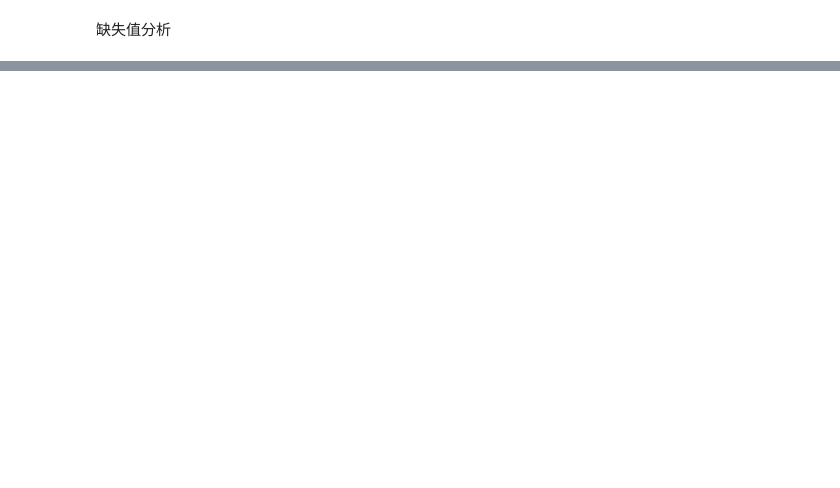
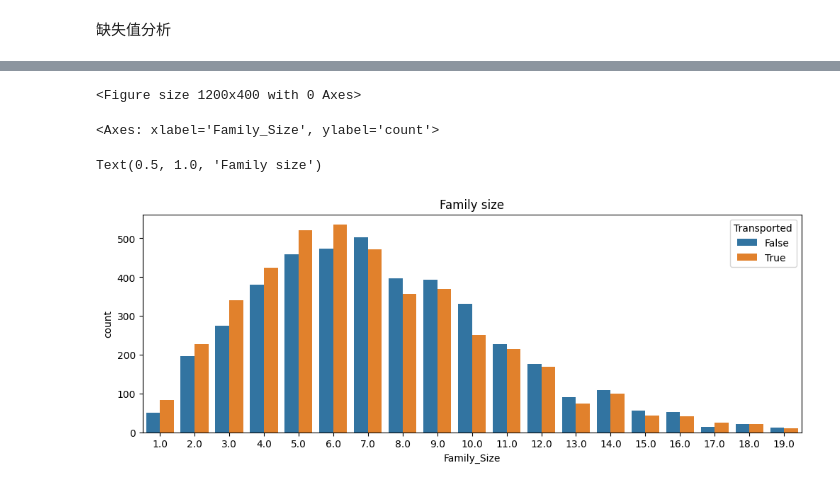
Before and after one commit to GiaooaiG/spaceship-titanic, a Jupyter notebook: 任务理解与数据探索.ipynb, the cells around one changed output, grey strips where cells are left out. Drawn from its saved outputs; the diff is of its cells as text; code cells hidden in the pictures; blank space fills up the shorter version.

```diff
--- a/任务理解与数据探索.ipynb
+++ b/任务理解与数据探索.ipynb
@@ -160,0 +254,8 @@ train_processed.to_csv('train_processed_missing.csv',index = 'PassengerId')
+# %%
+train['Cabin_deck'] = train['Cabin'].apply(lambda x: x.split('/')[0] if not pd.isna(x) else None)
+train['Cabin_number'] = train['Cabin'].apply(lambda x: int(x.split('/')[1]) if not pd.isna(x) else None)
+train['Cabin_side'] = train['Cabin'].apply(lambda x: x.split('/')[2] if not pd.isna(x) else None)
+
+test['Cabin_deck'] = test['Cabin'].apply(lambda x: x.split('/')[0] if not pd.isna(x) else None)
+test['Cabin_number'] = test['Cabin'].apply(lambda x: int(x.split('/')[1]) if not pd.isna(x) else None)
+test['Cabin_side'] = test['Cabin'].apply(lambda x: x.split('/')[2] if not pd.isna(x) else None)
@@ -160,0 +299,8 @@ train_processed.to_csv('train_processed_missing.csv',index = 'PassengerId')
+# %%
+# Replace NaN's with outliers for now (so we can split feature)
+train['Name'].fillna('Unknown Unknown')
+test['Name'].fillna('Unknown Unknown')
+
+# New feature - Surname
+train['Surname']=train['Name'].str.split().str[-1]
+test['Surname']=test['Name'].str.split().str[-1]
@@ -160,0 +332,26 @@ train_processed.to_csv('train_processed_missing.csv',index = 'PassengerId')
+# %%
+# New feature - Family size
+train.loc[train['Surname']=='Unknown', 'Surname'] = np.NaN
+test.loc[test['Surname']=='Unknown', 'Surname'] = np.NaN
+
+surname_count = train['Surname'].value_counts()
+s = surname_count.add(test['Surname'].value_counts(),fill_value=0)
+# %%
+s = s.rename('Family_Size')
+train2 = pd.merge(train,s,how='left',on='Surname')
+test2 = pd.merge(test,s,how='left',on='Surname')
+#这里变成了train2防止改乱原数据集
+# Put Nan's back in (we will fill these later)
+train2.loc[train['Surname']=='Unknown',['Surname','Family_size']]=np.nan
+test2.loc[test['Surname']=='Unknown',['Surname','Family_size']]=np.nan
+
+
+# New feature distribution
+plt.figure(figsize=(12,4))
+sns.countplot(data=train2, x='Family_Size', hue='Transported')
+plt.title('Family size')
+# %% [output]
+<Figure size 1200x400 with 0 Axes>
+<Axes: xlabel='Family_Size', ylabel='count'>
+Text(0.5, 1.0, 'Family size')
+[figure, added]
```
Also changed, not shown: parts of 31 cells of this notebook, 1 other file.
